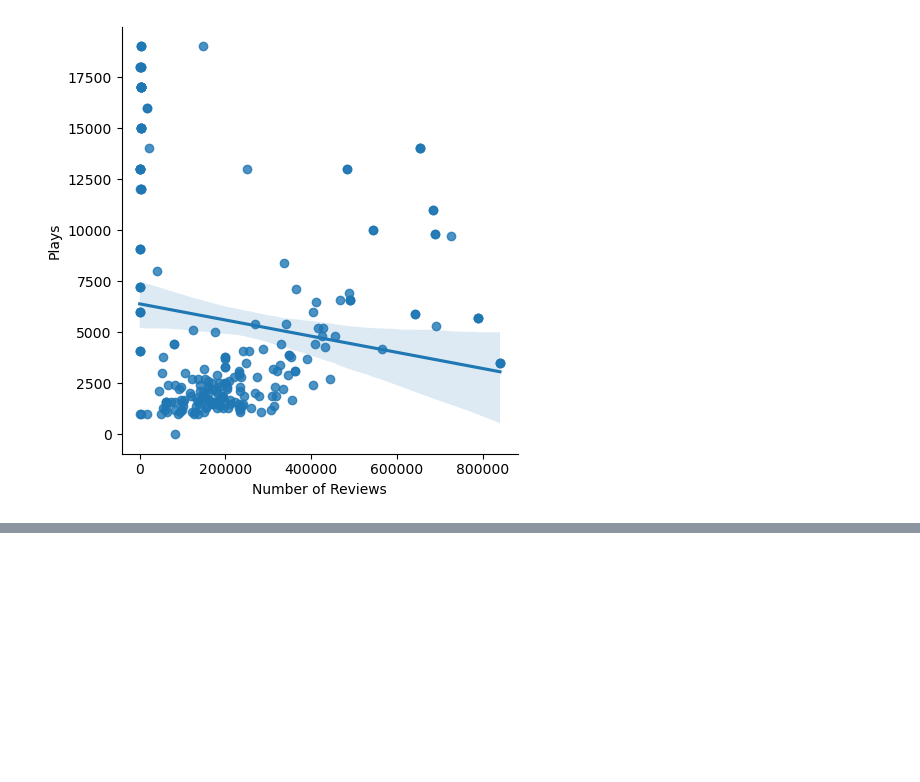
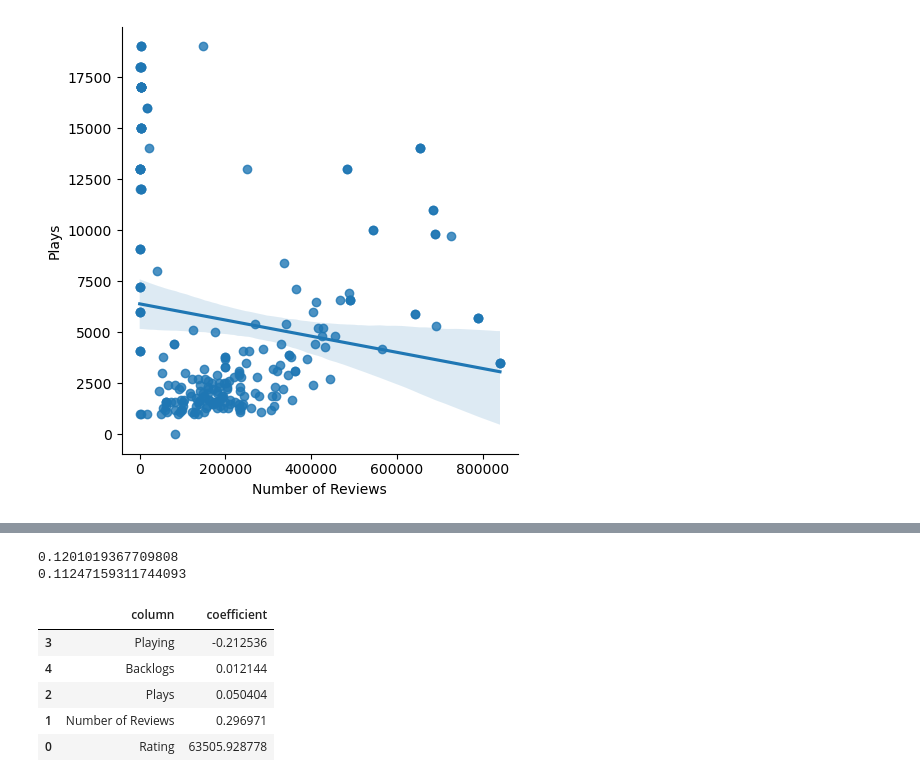
Before and after one commit to seanjedi/COMP-293A-Final-Project, a Jupyter notebook: Final_Project_Sean_M.ipynb, the cells around one changed output, grey strips where cells are left out. Cells and saved outputs as stored; diff of their text form; code cells hidden in the pictures; blank space fills up the shorter version.

```diff
--- a/Final Project.ipynb
+++ b/Final_Project_Sean_M.ipynb
@@ -110,0 +200,15 @@ plt.show()
+# %%
+reg = linear_model.LinearRegression().fit(x_train, y_train)
+print(reg.score(x_train, y_train))
+print(reg.score(x_test, y_test))
+pd.DataFrame({"column": x_test.columns, "coefficient": reg.coef_[
+             0]}).sort_values("coefficient")
+# %% [output]
+0.1201019367709808
+0.11247159311744093
+|  | column | coefficient |
+| 3 | Playing | -0.212536 |
+| 4 | Backlogs | 0.012144 |
+| 2 | Plays | 0.050404 |
+| 1 | Number of Reviews | 0.296971 |
+| 0 | Rating | 63505.928778 |
```
Also changed, not shown: parts of 20 cells of this notebook.
